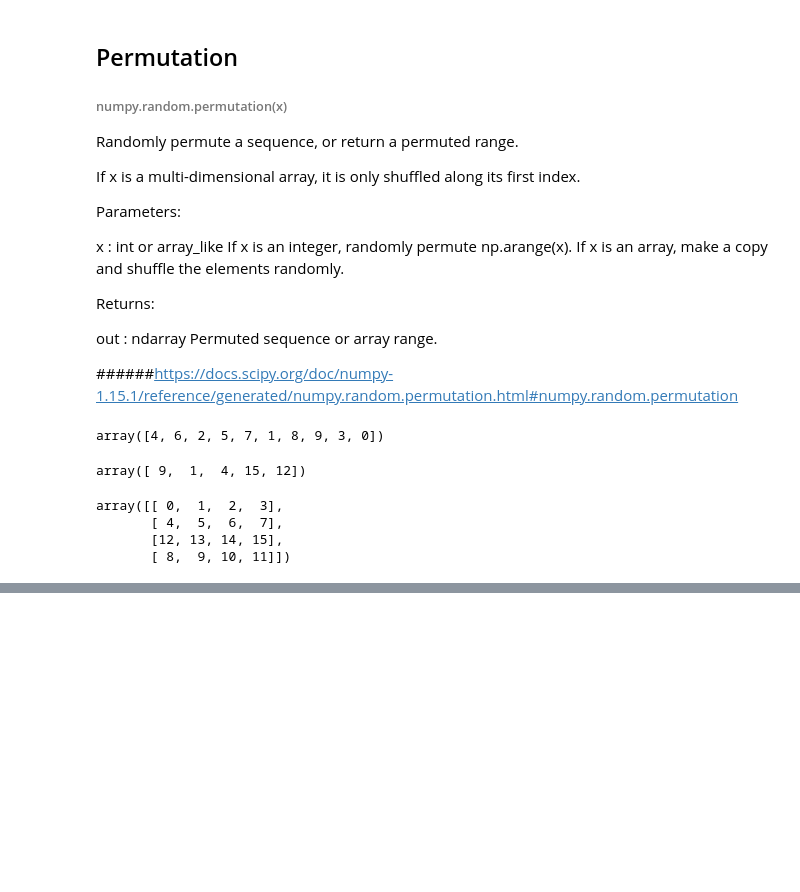
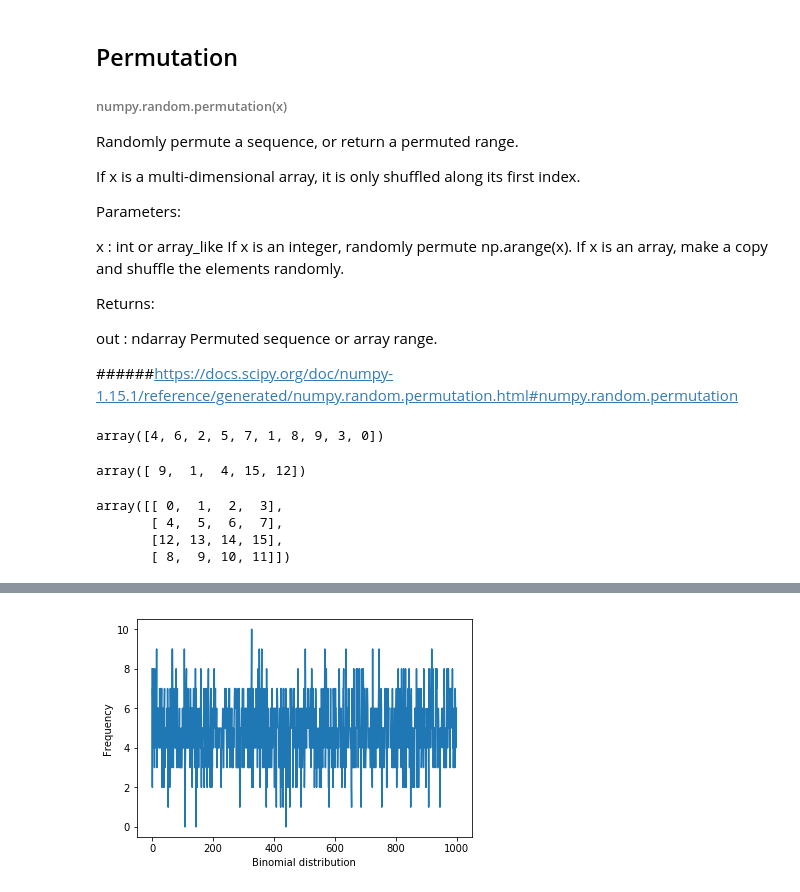
Before and after one commit to kimburke5/emerging_technologies, a Jupyter notebook: numpy-random.ipynb, the cells around one changed output, grey strips where cells are left out. Cells and saved outputs as stored; diff of their text form; code cells hidden in the pictures; blank space fills up the shorter version.

Commit message:
binomial distribution added

```diff
--- a/numpy-random.ipynb
+++ b/numpy-random.ipynb
@@ -145,0 +169,5 @@ array([[ 0,  1,  2,  3],
+# %%
+# result of flipping a coin 10 times, tested 1000 times.
+n,p,size = 10, .5,1000
+a = np.random.binomial(n,p,size)
+a
@@ -145,0 +192,8 @@ array([[ 0,  1,  2,  3],
+# %%
+# Plot of the binomial distribution array
+plt.plot(a)
+plt.xlabel('Binomial distribution')
+plt.ylabel('Frequency')
+plt.show()
+# %% [output]
+[figure, added]
```
Also changed, not shown: parts of 6 cells of this notebook.
